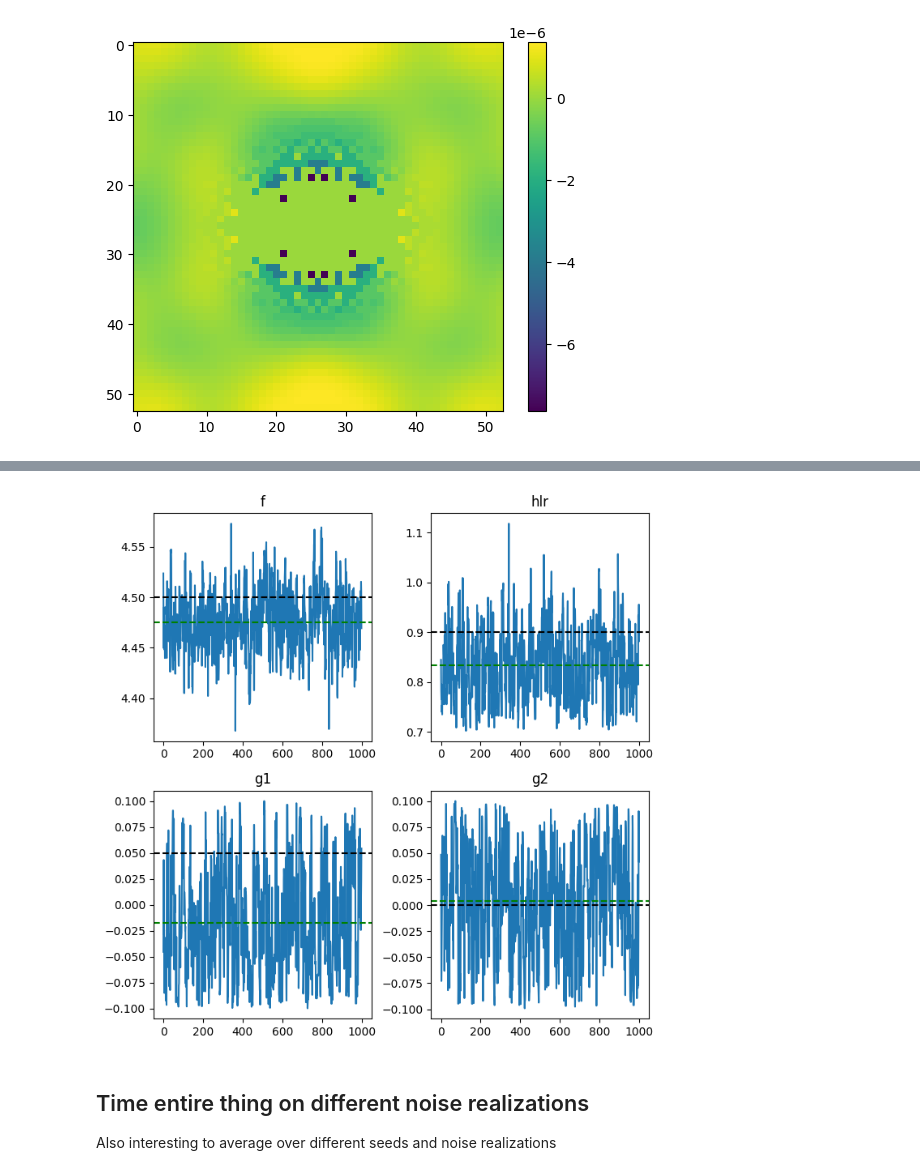
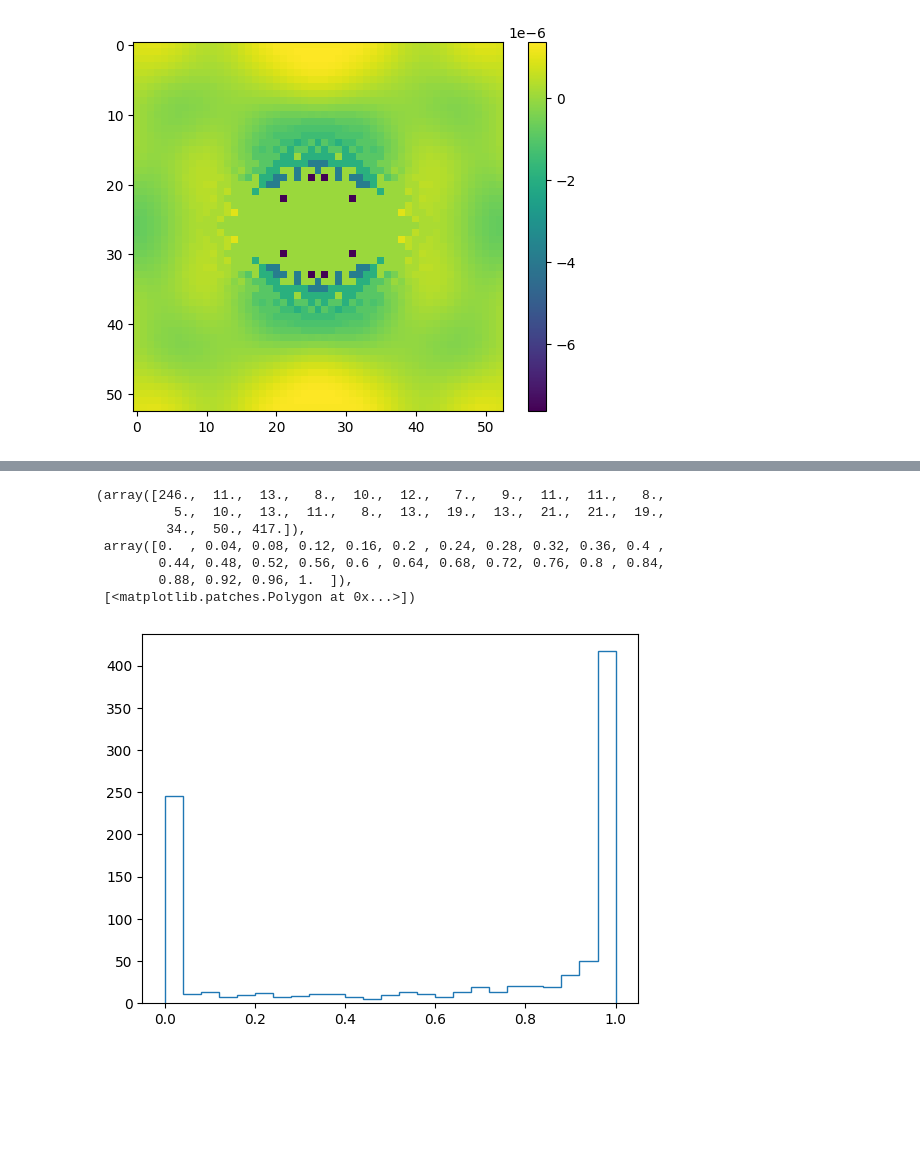
Before and after one commit to LSSTDESC/BPD, a Jupyter notebook: notebooks/blackjax-chains-v2.ipynb, the cells around one changed output, grey strips where cells are left out. Drawn from its saved outputs; the diff is of its cells as text; code cells hidden in the pictures; blank space fills up the shorter version.

```diff
--- a/notebooks/blackjax-chains-v2.ipynb
+++ b/notebooks/blackjax-chains-v2.ipynb
@@ -320,0 +249,12 @@ Wall time: 7.39 s
+# %%
+INIT_STEP_SIZE = 0.5
+init_kernel = blackjax.barker.as_top_level_api(logdensity, step_size=INIT_STEP_SIZE)
+init_state=init_kernel.init(init_positions)
+# %%
+def kernel_generator(step_size):
+    return blackjax.barker.as_top_level_api(logdensity, step_size=step_size).step
+# %%
+%%time
+tuned_step_size =find_reasonable_step_size(warmup_key, kernel_generator, reference_state=init_state,
+                                           target_accept=0.9, initial_step_size=INIT_STEP_SIZE)
+tuned_step_size
@@ -320,0 +265,3 @@ Wall time: 7.39 s
+# %%
+%%time
+states, info = inference_loop(sample_key, kernel_generator(tuned_step_size), init_state, n_samples=1000)
@@ -321,33 +271,13 @@ Wall time: 7.39 s
+# %%
+plt.hist(info.acceptance_rate, histtype='step', bins=25)
+# %% [output]
+(array([246.,  11.,  13.,   8.,  10.,  12.,   7.,   9.,  11.,  11.,   8.,
+          5.,  10.,  13.,  11.,   8.,  13.,  19.,  13.,  21.,  21.,  19.,
+         34.,  50., 417.]),
+ array([0.  , 0.04, 0.08, 0.12, 0.16, 0.2 , 0.24, 0.28, 0.32, 0.36, 0.4 ,
+        0.44, 0.48, 0.52, 0.56, 0.6 , 0.64, 0.68, 0.72, 0.76, 0.8 , 0.84,
+        0.88, 0.92, 0.96, 1.  ]),
+ [<matplotlib.patches.Polygon at 0x...>])
+[figure, added]
 # %%
 samples = states.position
-# %%
-fig, axs = plt.subplots(2,2, figsize=(7,7))
-(ax1, ax2, ax3, ax4) = axs.ravel()
-ax1.plot(samples['f'])
-ax1.set_title('f')
-ax1.axhline(TRUE_PARAMS['f'], color='k', linestyle='--')
-ax1.axhline(samples['f'].mean(), color='g', linestyle='--')
-
-ax2.plot(samples['hlr'])
-ax2.set_title('hlr')
-ax2.axhline(TRUE_PARAMS['hlr'], color='k', linestyle='--')
-ax2.axhline(samples['hlr'].mean(), color='g', linestyle='--')
-
-ax3.plot(samples['g1'])
-ax3.set_title('g1')
-ax3.axhline(TRUE_PARAMS['g1'], color='k', linestyle='--')
-ax3.axhline(samples['g1'].mean(), color='g', linestyle='--')
-
-
-ax4.plot(samples['g2'])
-ax4.set_title('g2')
-ax4.axhline(TRUE_PARAMS['g2'], color='k', linestyle='--')
-ax4.axhline(samples['g2'].mean(), color='g', linestyle='--')
-
-plt.tight_layout()
-# %% [output]
-[figure, removed]
-# %% [markdown]
-## Time entire thing on different noise realizations
-
-Also interesting to average over different seeds and noise realizations
```
Also changed, not shown: parts of 131 cells of this notebook.
